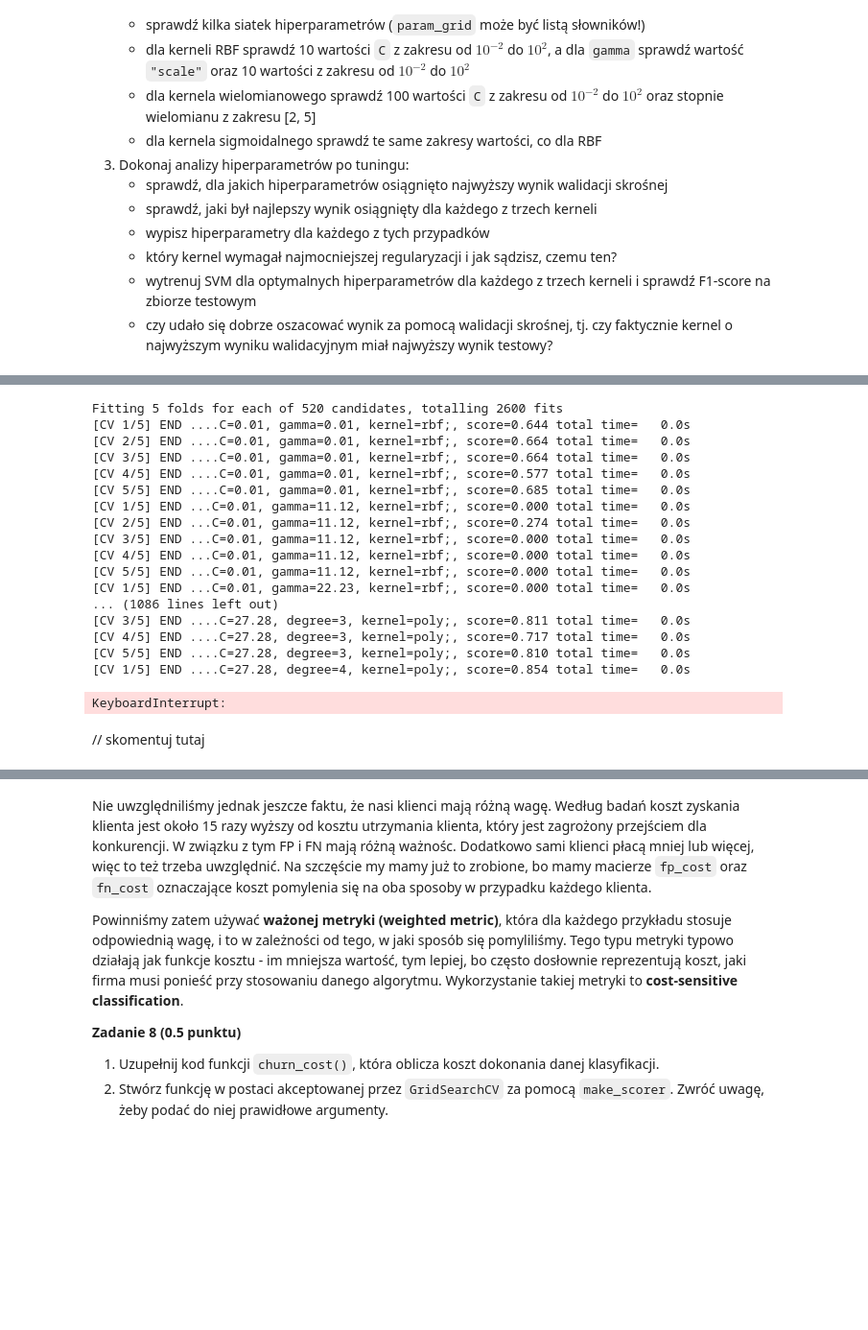
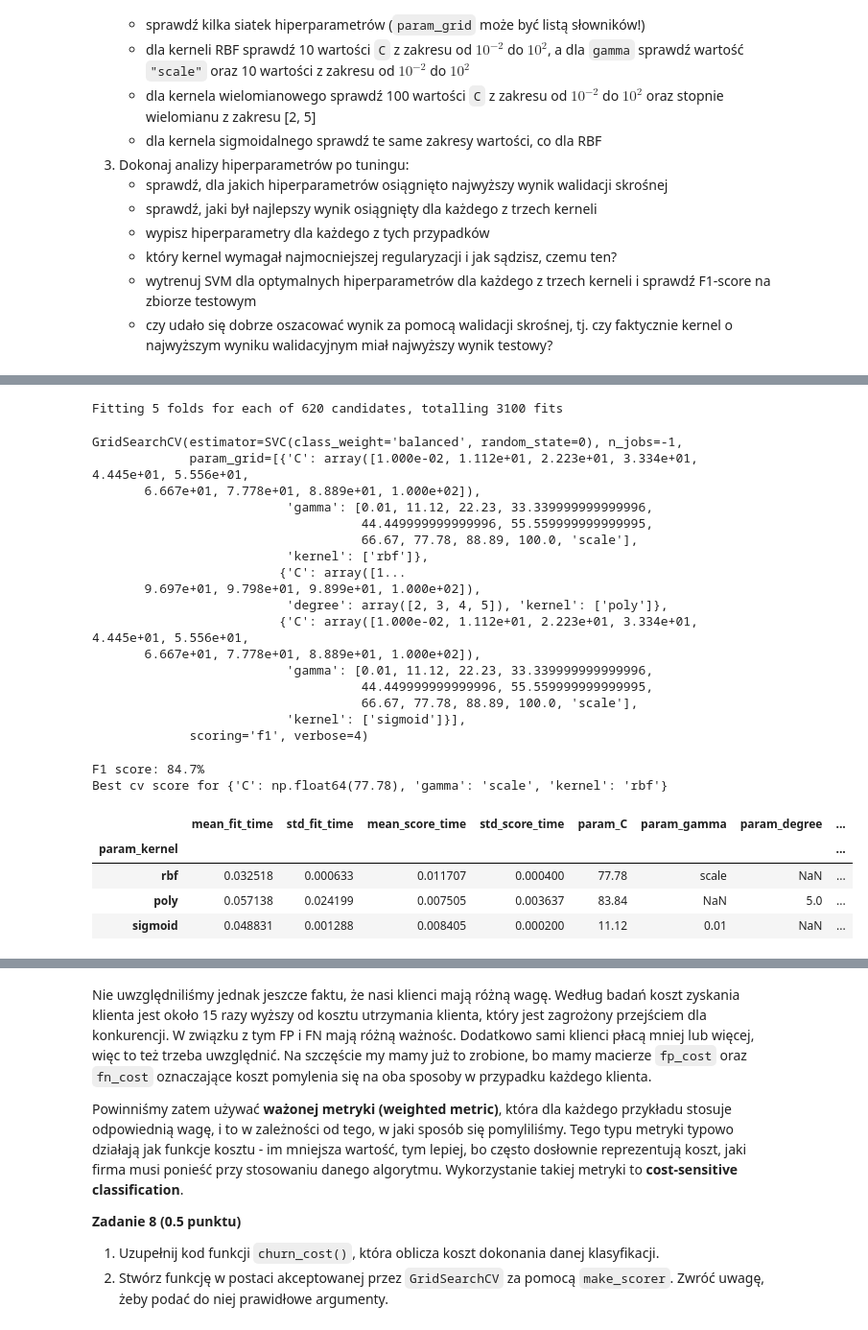
Before and after one commit to krzysztof-kopel/podstawy-uczenia-maszynowego, a Jupyter notebook: lab3/notebook.ipynb, the cells around one changed output, grey strips where cells are left out. Shown at 96% size. Drawn from its saved outputs; the diff is of its cells as text; code cells hidden in the pictures; blank space fills up the shorter version.

```diff
--- a/lab3/notebook.ipynb
+++ b/lab3/notebook.ipynb
@@ -375,29 +377,44 @@ F1 score: 65.71%
 param_grids = [
     {"kernel": ["rbf"], "C": np.linspace(1e-2, 1e2, 10), "gamma": np.linspace(1e-2, 1e2, 10).tolist() + ["scale"]},
     {"kernel": ["poly"], "C": np.linspace(1e-2, 1e2, 100), "degree": np.arange(2, 6)},
-    {"kernel": ["sigmoid"], "C": np.linspace(1e-2, 1e2, 10), "gamma": ["scale"]}
+    {"kernel": ["sigmoid"], "C": np.linspace(1e-2, 1e2, 10), "gamma": np.linspace(1e-2, 1e2, 10).tolist() + ["scale"]}
 ]
 
-cv_kernel = GridSearchCV(SVC(class_weight="balanced", random_state=0), param_grid=param_grids, scoring="f1", verbose=4)
+cv_kernel = GridSearchCV(SVC(class_weight="balanced", random_state=0), param_grid=param_grids, scoring="f1", verbose=4, n_jobs=-1)
 cv_kernel.fit(X_train_scaled, y_train)
 # %% [output]
-Fitting 5 folds for each of 520 candidates, totalling 2600 fits
-[CV 1/5] END ....C=0.01, gamma=0.01, kernel=rbf;, score=0.644 total time=   0.0s
-[CV 2/5] END ....C=0.01, gamma=0.01, kernel=rbf;, score=0.664 total time=   0.0s
-[CV 3/5] END ....C=0.01, gamma=0.01, kernel=rbf;, score=0.664 total time=   0.0s
-[CV 4/5] END ....C=0.01, gamma=0.01, kernel=rbf;, score=0.577 total time=   0.0s
-[CV 5/5] END ....C=0.01, gamma=0.01, kernel=rbf;, score=0.685 total time=   0.0s
-[CV 1/5] END ...C=0.01, gamma=11.12, kernel=rbf;, score=0.000 total time=   0.0s
-[CV 2/5] END ...C=0.01, gamma=11.12, kernel=rbf;, score=0.274 total time=   0.0s
-[CV 3/5] END ...C=0.01, gamma=11.12, kernel=rbf;, score=0.000 total time=   0.0s
-[CV 4/5] END ...C=0.01, gamma=11.12, kernel=rbf;, score=0.000 total time=   0.0s
-[CV 5/5] END ...C=0.01, gamma=11.12, kernel=rbf;, score=0.000 total time=   0.0s
-[CV 1/5] END ...C=0.01, gamma=22.23, kernel=rbf;, score=0.000 total time=   0.0s
-... (1086 lines left out)
-[CV 3/5] END ....C=27.28, degree=3, kernel=poly;, score=0.811 total time=   0.0s
-[CV 4/5] END ....C=27.28, degree=3, kernel=poly;, score=0.717 total time=   0.0s
-[CV 5/5] END ....C=27.28, degree=3, kernel=poly;, score=0.810 total time=   0.0s
-[CV 1/5] END ....C=27.28, degree=4, kernel=poly;, score=0.854 total time=   0.0s
+Fitting 5 folds for each of 620 candidates, totalling 3100 fits
-KeyboardInterrupt:
+GridSearchCV(estimator=SVC(class_weight='balanced', random_state=0), n_jobs=-1,
+             param_grid=[{'C': array([1.000e-02, 1.112e+01, 2.223e+01, 3.334e+01, 4.445e+01, 5.556e+01,
+       6.667e+01, 7.778e+01, 8.889e+01, 1.000e+02]),
+                          'gamma': [0.01, 11.12, 22.23, 33.339999999999996,
+                                    44.449999999999996, 55.559999999999995,
+                                    66.67, 77.78, 88.89, 100.0, 'scale'],
+                          'kernel': ['rbf']},
+                         {'C': array([1...
+       9.697e+01, 9.798e+01, 9.899e+01, 1.000e+02]),
+                          'degree': array([2, 3, 4, 5]), 'kernel': ['poly']},
+                         {'C': array([1.000e-02, 1.112e+01, 2.223e+01, 3.334e+01, 4.445e+01, 5.556e+01,
+       6.667e+01, 7.778e+01, 8.889e+01, 1.000e+02]),
+                          'gamma': [0.01, 11.12, 22.23, 33.339999999999996,
+                                    44.449999999999996, 55.559999999999995,
+                                    66.67, 77.78, 88.89, 100.0, 'scale'],
+                          'kernel': ['sigmoid']}],
+             scoring='f1', verbose=4)
-# %% [markdown]
-// skomentuj tutaj
+# %%
+print(f"F1 score: {round(f1_score(y_test, cv_kernel.predict(X_test_scaled)) * 100, 2)}%")
+print(f"Best cv score for {cv_kernel.best_params_}")
+# %% [output]
+F1 score: 84.7%
+Best cv score for {'C': np.float64(77.78), 'gamma': 'scale', 'kernel': 'rbf'}
+# %%
+results_df = pd.DataFrame(cv_kernel.cv_results_)
+kernel_results = results_df.loc[results_df.groupby("param_kernel")["rank_test_score"].idxmin()]
+kernel_results = kernel_results.set_index("param_kernel").sort_values("rank_test_score")
+kernel_results
+# %% [output]
+|  | mean_fit_time | std_fit_time | mean_score_time | std_score_time | param_C | param_gamma | param_degree | ... |
+| param_kernel |  |  |  |  |  |  |  | ... |
+| rbf | 0.032518 | 0.000633 | 0.011707 | 0.000400 | 77.78 | scale | NaN | ... |
+| poly | 0.057138 | 0.024199 | 0.007505 | 0.003637 | 83.84 | NaN | 5.0 | ... |
+| sigmoid | 0.048831 | 0.001288 | 0.008405 | 0.000200 | 11.12 | 0.01 | NaN | ... |
```
Also changed, not shown: parts of 13 cells of this notebook.
